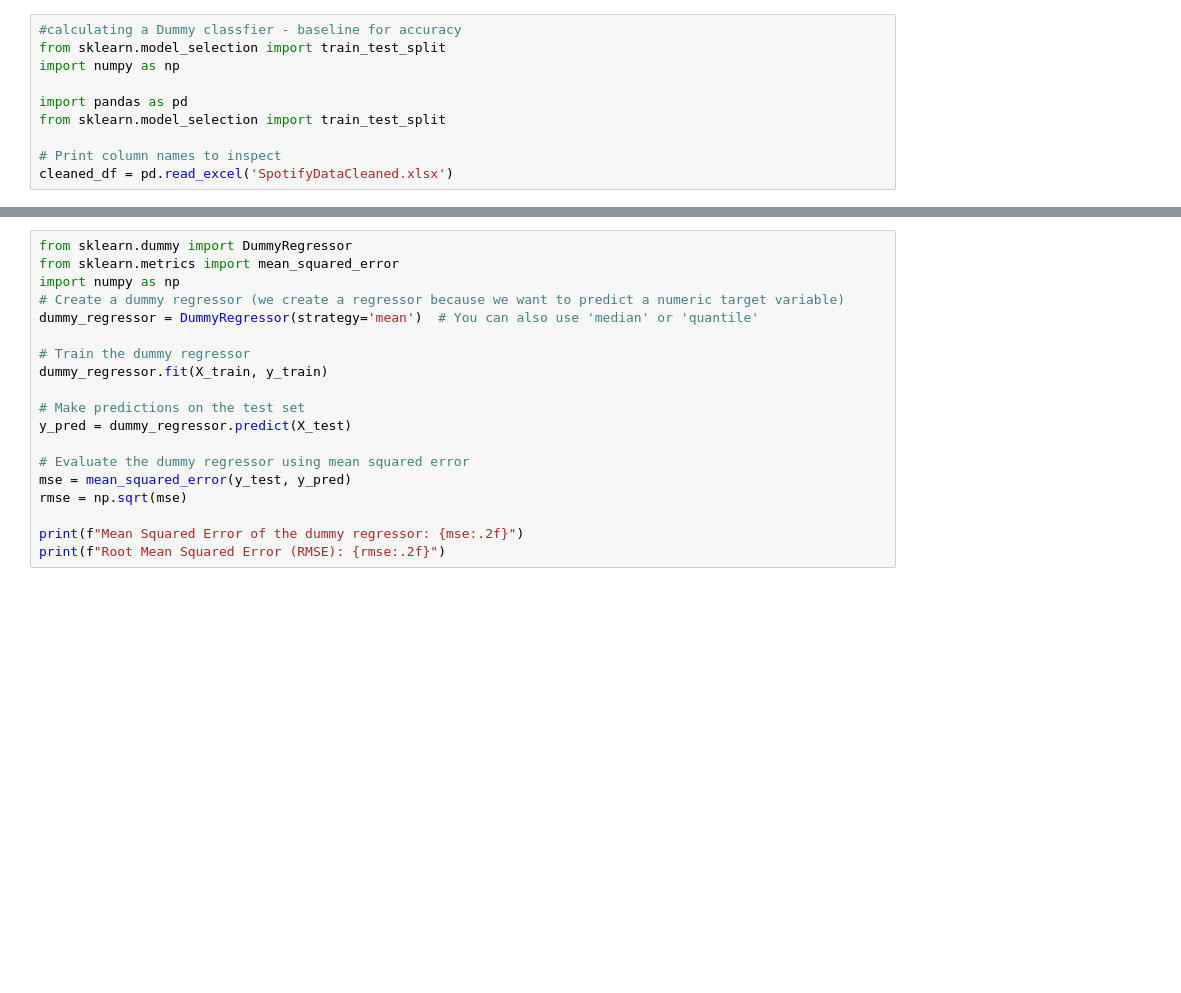
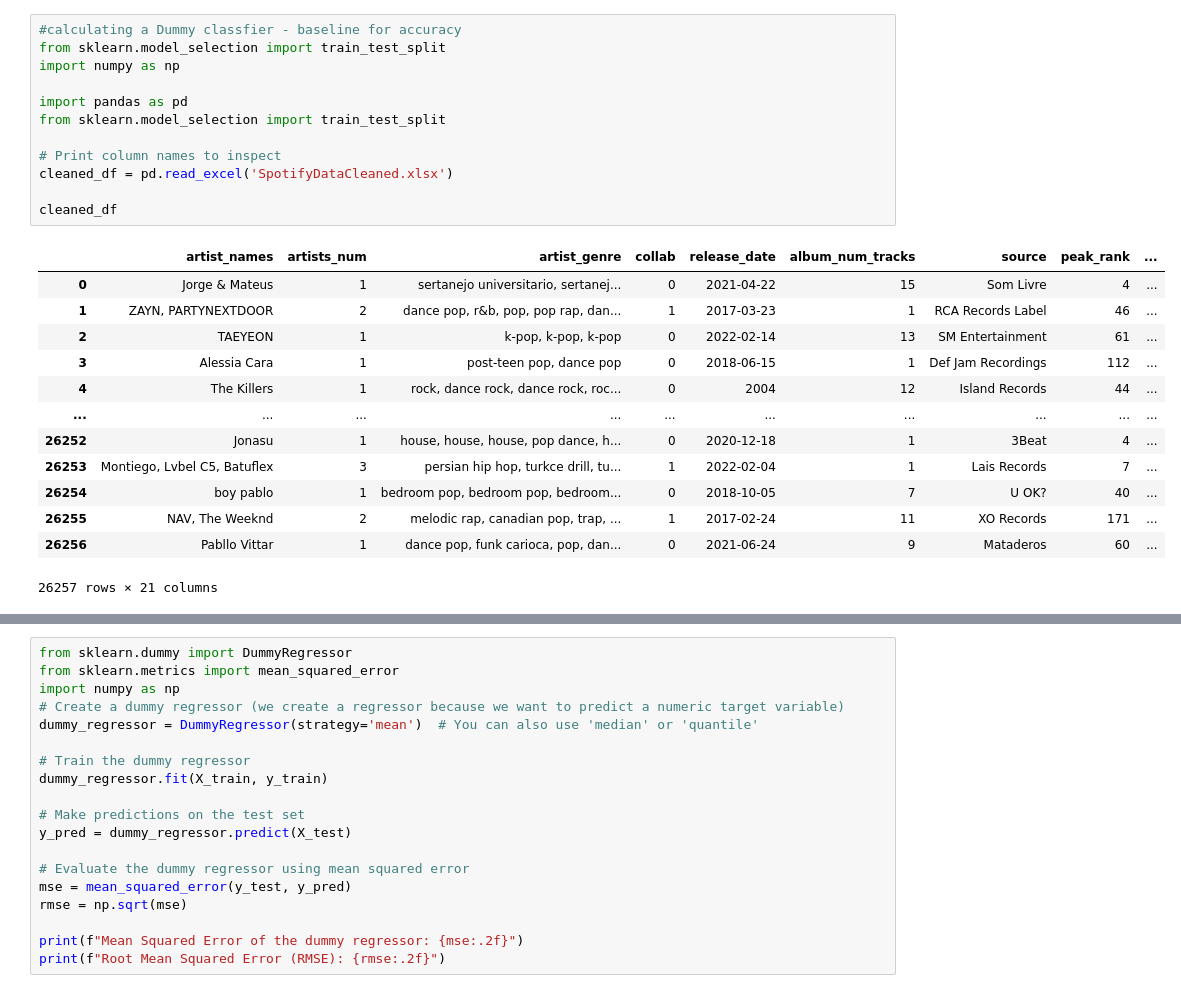
Before and after one commit to AndreasHaavik/BigDataSpotify, a Jupyter notebook: dataModeling.ipynb, the cells around one changed output, grey strips where cells are left out. Cells and saved outputs as stored; diff of their text form; blank space fills up the shorter version.

```diff
--- a/dataModeling.ipynb
+++ b/dataModeling.ipynb
@@ -1,10 +1,26 @@
 # %%
 #calculating a Dummy classfier - baseline for accuracy
 from sklearn.model_selection import train_test_split
 import numpy as np
 
 import pandas as pd
 from sklearn.model_selection import train_test_split
 
 # Print column names to inspect
 cleaned_df = pd.read_excel('SpotifyDataCleaned.xlsx')
+
+cleaned_df
+# %% [output]
+|  | artist_names | artists_num | artist_genre | collab | release_date | album_num_tracks | source | peak_rank | ... |
+| 0 | Jorge & Mateus | 1 | sertanejo universitario, sertanej... | 0 | 2021-04-22 | 15 | Som Livre | 4 | ... |
+| 1 | ZAYN, PARTYNEXTDOOR | 2 | dance pop, r&b, pop, pop rap, dan... | 1 | 2017-03-23 | 1 | RCA Records Label | 46 | ... |
+| 2 | TAEYEON | 1 | k-pop, k-pop, k-pop | 0 | 2022-02-14 | 13 | SM Entertainment | 61 | ... |
+| 3 | Alessia Cara | 1 | post-teen pop, dance pop | 0 | 2018-06-15 | 1 | Def Jam Recordings | 112 | ... |
+| 4 | The Killers | 1 | rock, dance rock, dance rock, roc... | 0 | 2004 | 12 | Island Records | 44 | ... |
+| ... | ... | ... | ... | ... | ... | ... | ... | ... | ... |
+| 26252 | Jonasu | 1 | house, house, house, pop dance, h... | 0 | 2020-12-18 | 1 | 3Beat | 4 | ... |
+| 26253 | Montiego, Lvbel C5, Batuflex | 3 | persian hip hop, turkce drill, tu... | 1 | 2022-02-04 | 1 | Lais Records | 7 | ... |
+| 26254 | boy pablo | 1 | bedroom pop, bedroom pop, bedroom... | 0 | 2018-10-05 | 7 | U OK? | 40 | ... |
+| 26255 | NAV, The Weeknd | 2 | melodic rap, canadian pop, trap, ... | 1 | 2017-02-24 | 11 | XO Records | 171 | ... |
+| 26256 | Pabllo Vittar | 1 | dance pop, funk carioca, pop, dan... | 0 | 2021-06-24 | 9 | Mataderos | 60 | ... |
+26257 rows × 21 columns
```
Also changed, not shown: parts of 12 cells of this notebook.
